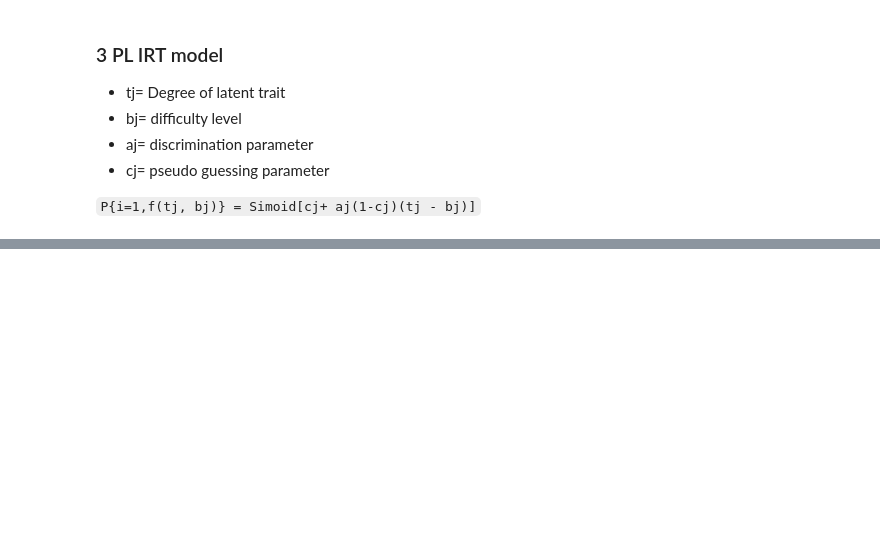
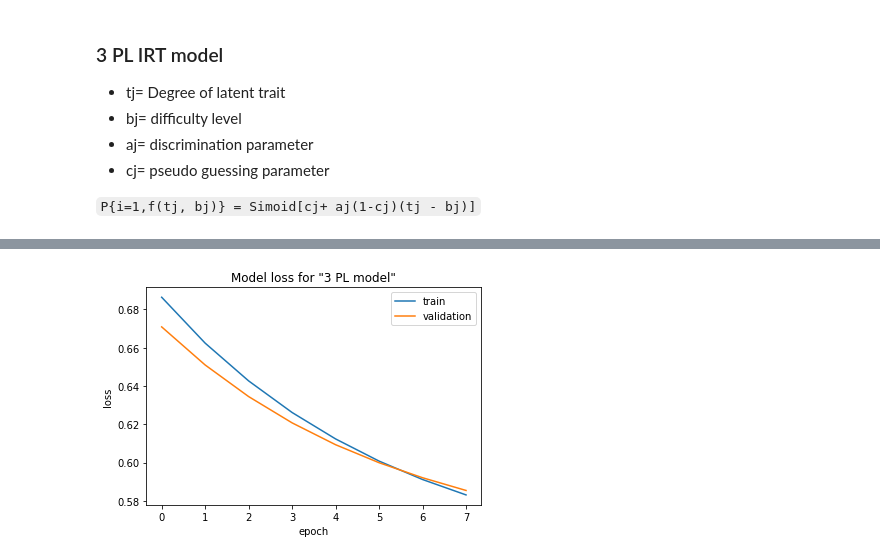
Before and after one commit to mlsquare/cook-imly, a Jupyter notebook: Notebooks/trying_IRT.ipynb, the cells around one changed output, grey strips where cells are left out. Cells and saved outputs as stored; diff of their text form; code cells hidden in the pictures; blank space fills up the shorter version.

```diff
--- a/Notebooks/trying_IRT.ipynb
+++ b/Notebooks/trying_IRT.ipynb
@@ -280,8 +290,8 @@ latent_difficulty_subtract = keras.layers.Subtract()([latent_trait, difficulty_l
 disc_param_interaction = keras.layers.Multiply()([latent_difficulty_subtract,
                                                     discrimination_param])
 
-guess_param_interaction= keras.layers.Multiply()([K.constant(value=np.array([-1])), guess_param])
-guess_param_interaction= keras.layers.Add()([K.constant(value=np.array([1])), guess_param_interaction])
+guess_param_interaction= Lambda(lambda x: K.constant(value=np.array([-1]))*x)(guess_param)
+guess_param_interaction= Lambda(lambda x: K.constant(value=np.array([1]))+ x)(guess_param_interaction)#keras.layers.Add()([K.constant(value=np.array([1])), guess_param_interaction])
 guess_param_interaction= keras.layers.Multiply()([disc_param_interaction,
                                                 guess_param_interaction])
 
@@ -290,7 +300,5 @@ guess_param_interaction= keras.layers.Add()([guess_param, guess_param_interactio
 
 prediction_output = Dense(1, activation='sigmoid')(guess_param_interaction)
 
-#model3 = Model(inputs=[user_input_layer, quest_input_layer], outputs= prediction_output)
-
-#model3.compile(loss= 'binary_crossentropy', optimizer='sgd', metrics= ['mae', 'accuracy'])
-#model3.summary()
+model3 = Model(inputs=[user_input_layer, quest_input_layer], outputs= prediction_output)
+model3.compile(loss= 'binary_crossentropy', optimizer='sgd', metrics= ['mae', 'accuracy'])
@@ -302,0 +325,2 @@ AttributeError: 'NoneType' object has no attribute '_inbound_nodes'
+# %%
+history= model3.fit(x=[x_train_user,x_train_questions], y=y_train, epochs=8, verbose=1, validation_split=0.2)
@@ -302,0 +345,11 @@ AttributeError: 'NoneType' object has no attribute '_inbound_nodes'
+# %%
+plt.plot(history.history['loss'])
+plt.plot(history.history['val_loss'])
+plt.title('Model loss for "3 PL model"')
+plt.xlabel('epoch')
+plt.ylabel('loss')
+
+plt.legend(['train', 'validation'], loc= 'upper right')
+plt.show()
+# %% [output]
+[figure, added]
```
Also changed, not shown: parts of 12 cells of this notebook.
